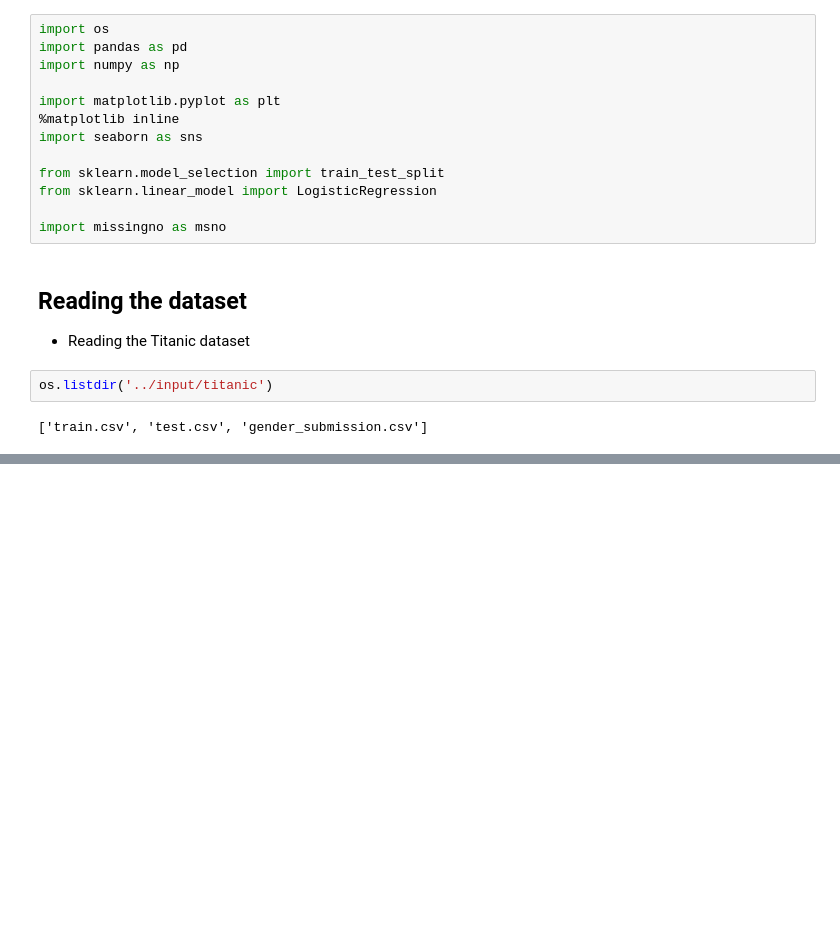
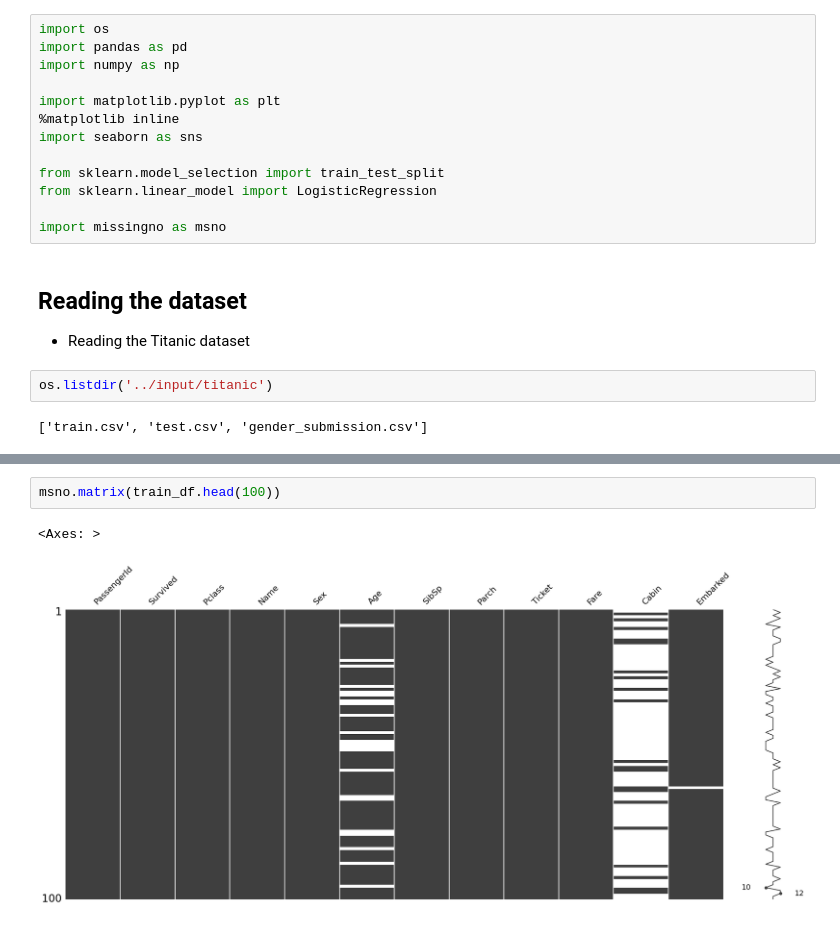
Before and after one commit to bhargav-borah/forked-practice-notebooks, a Jupyter notebook: a-guide-to-handling-missing-values-in-python/handling-missing-values.ipynb, the cells around one changed output, grey strips where cells are left out. Cells and saved outputs as stored; diff of their text form; blank space fills up the shorter version.

```diff
--- a/a-guide-to-handling-missing-values-in-python/handling-missing-values.ipynb
+++ b/a-guide-to-handling-missing-values-in-python/handling-missing-values.ipynb
@@ -58,0 +152,5 @@ Testing data shape: (418, 11)
+# %%
+msno.matrix(train_df.head(100))
+# %% [output]
+<Axes: >
+[figure, added]
```
Also changed, not shown: parts of 14 cells of this notebook.
